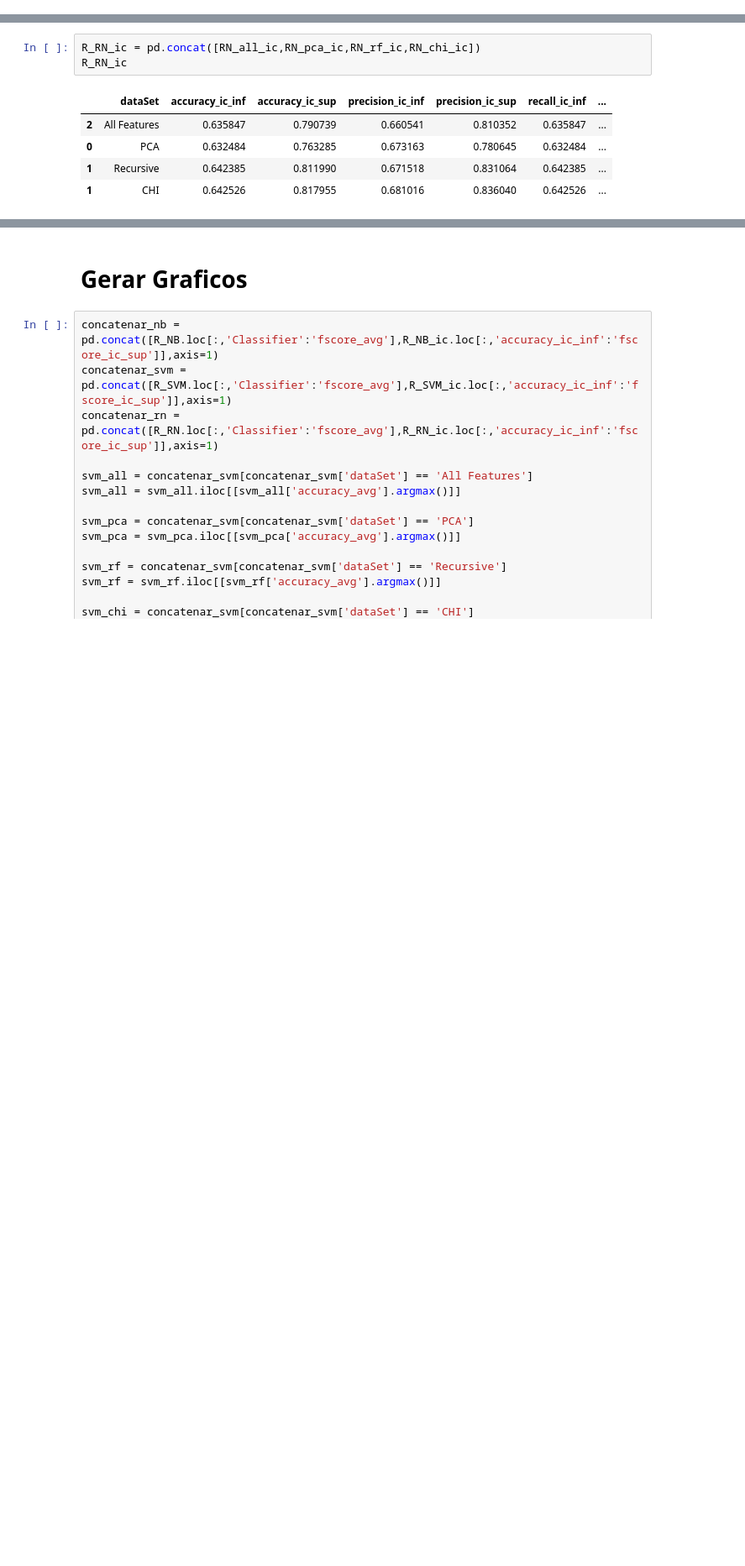
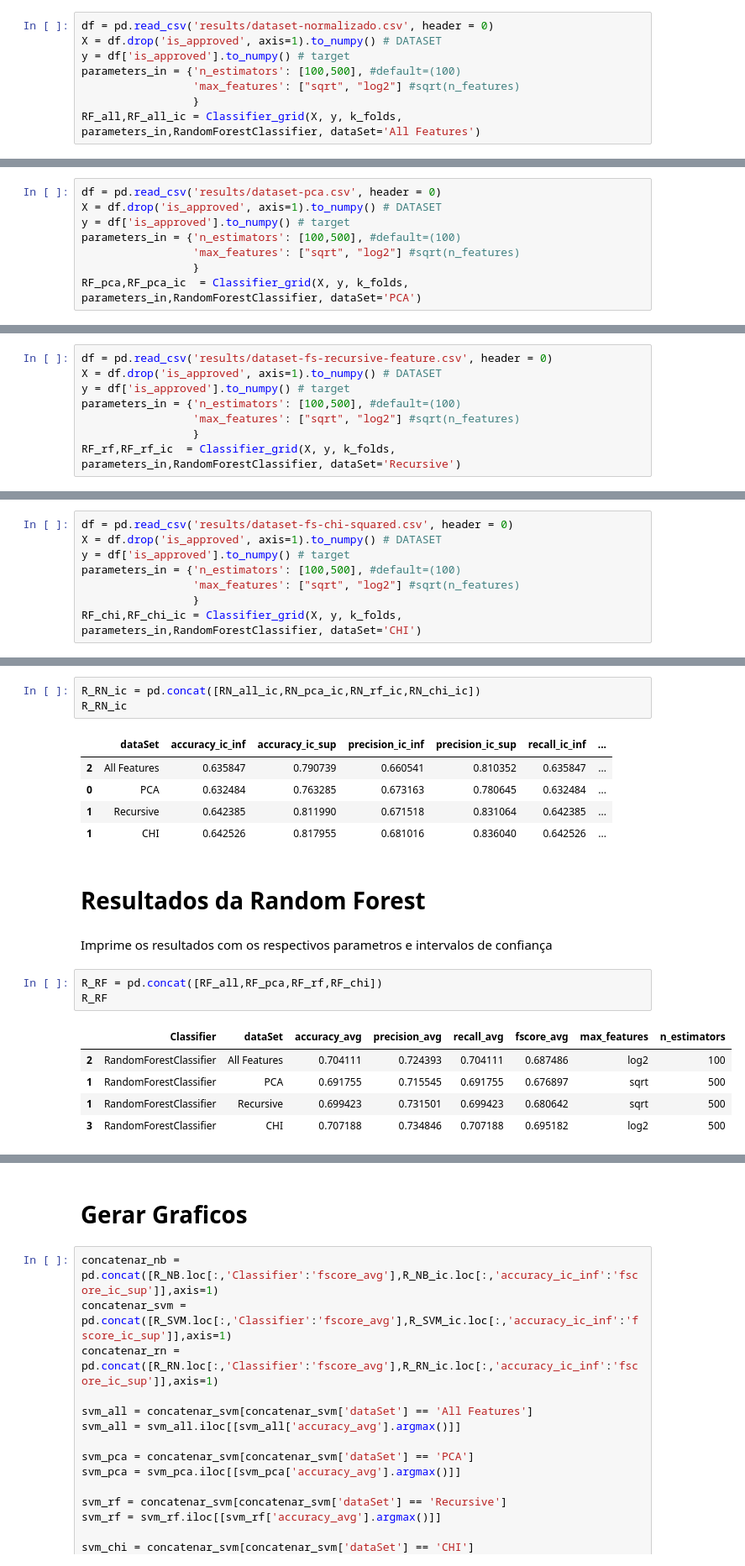
Before and after one commit to carlaprv/sin5007-reconhecimento-de-padroes, a Jupyter notebook: 09 - k_fold_cross_validation_+_Naive_Bayes+SVM+Redes_Neurais_+_Random_forest_v02 .ipynb, the cells around one changed output, grey strips where cells are left out. Shown at 84% size. Drawn from its saved outputs; the diff is of its cells as text; blank space fills up the shorter version.

Commit message:
add random forest classifier

```diff
--- a/09 - k_fold_cross_validation_+_Naive_Bayes+SVM+Redes_Neurais_+_Random_forest_v02 .ipynb
+++ b/09 - k_fold_cross_validation_+_Naive_Bayes+SVM+Redes_Neurais_+_Random_forest_v02 .ipynb
@@ -805,0 +821,8 @@ Fold 9: Pos: 34, Neg: 30, Total: 64, Proporção: 53% x 46%
+# %%
+df = pd.read_csv('results/dataset-normalizado.csv', header = 0)
+X = df.drop('is_approved', axis=1).to_numpy() # DATASET
+y = df['is_approved'].to_numpy() # target
+parameters_in = {'n_estimators': [100,500], #default=(100)
+                 'max_features': ["sqrt", "log2"] #sqrt(n_features)
+                 }
+RF_all,RF_all_ic = Classifier_grid(X, y, k_folds, parameters_in,RandomForestClassifier, dataSet='All Features')
@@ -805,0 +847,8 @@ Fold 9: Pos: 34, Neg: 30, Total: 64, Proporção: 53% x 46%
+# %%
+df = pd.read_csv('results/dataset-pca.csv', header = 0)
+X = df.drop('is_approved', axis=1).to_numpy() # DATASET
+y = df['is_approved'].to_numpy() # target
+parameters_in = {'n_estimators': [100,500], #default=(100)
+                 'max_features': ["sqrt", "log2"] #sqrt(n_features)
+                 }
+RF_pca,RF_pca_ic  = Classifier_grid(X, y, k_folds, parameters_in,RandomForestClassifier, dataSet='PCA')
@@ -805,0 +873,8 @@ Fold 9: Pos: 34, Neg: 30, Total: 64, Proporção: 53% x 46%
+# %%
+df = pd.read_csv('results/dataset-fs-recursive-feature.csv', header = 0)
+X = df.drop('is_approved', axis=1).to_numpy() # DATASET
+y = df['is_approved'].to_numpy() # target
+parameters_in = {'n_estimators': [100,500], #default=(100)
+                 'max_features': ["sqrt", "log2"] #sqrt(n_features)
+                 }
+RF_rf,RF_rf_ic  = Classifier_grid(X, y, k_folds, parameters_in,RandomForestClassifier, dataSet='Recursive')
@@ -805,0 +899,8 @@ Fold 9: Pos: 34, Neg: 30, Total: 64, Proporção: 53% x 46%
+# %%
+df = pd.read_csv('results/dataset-fs-chi-squared.csv', header = 0)
+X = df.drop('is_approved', axis=1).to_numpy() # DATASET
+y = df['is_approved'].to_numpy() # target
+parameters_in = {'n_estimators': [100,500], #default=(100)
+                 'max_features': ["sqrt", "log2"] #sqrt(n_features)
+                 }
+RF_chi,RF_chi_ic = Classifier_grid(X, y, k_folds, parameters_in,RandomForestClassifier, dataSet='CHI')
@@ -892,3 +1011,16 @@ R_RN_ic
 | 0 | PCA | 0.632484 | 0.763285 | 0.673163 | 0.780645 | 0.632484 | ... |
 | 1 | Recursive | 0.642385 | 0.811990 | 0.671518 | 0.831064 | 0.642385 | ... |
 | 1 | CHI | 0.642526 | 0.817955 | 0.681016 | 0.836040 | 0.642526 | ... |
+# %% [markdown]
+# Resultados da Random Forest
+# %% [markdown]
+Imprime os resultados com os respectivos parametros e intervalos de confiança
+# %%
+R_RF = pd.concat([RF_all,RF_pca,RF_rf,RF_chi])
+R_RF
+# %% [output]
+|  | Classifier | dataSet | accuracy_avg | precision_avg | recall_avg | fscore_avg | max_features | n_estimators |
+| 2 | RandomForestClassifier | All Features | 0.704111 | 0.724393 | 0.704111 | 0.687486 | log2 | 100 |
+| 1 | RandomForestClassifier | PCA | 0.691755 | 0.715545 | 0.691755 | 0.676897 | sqrt | 500 |
+| 1 | RandomForestClassifier | Recursive | 0.699423 | 0.731501 | 0.699423 | 0.680642 | sqrt | 500 |
+| 3 | RandomForestClassifier | CHI | 0.707188 | 0.734846 | 0.707188 | 0.695182 | log2 | 500 |
```
Also changed, not shown: parts of 8 cells of this notebook.
